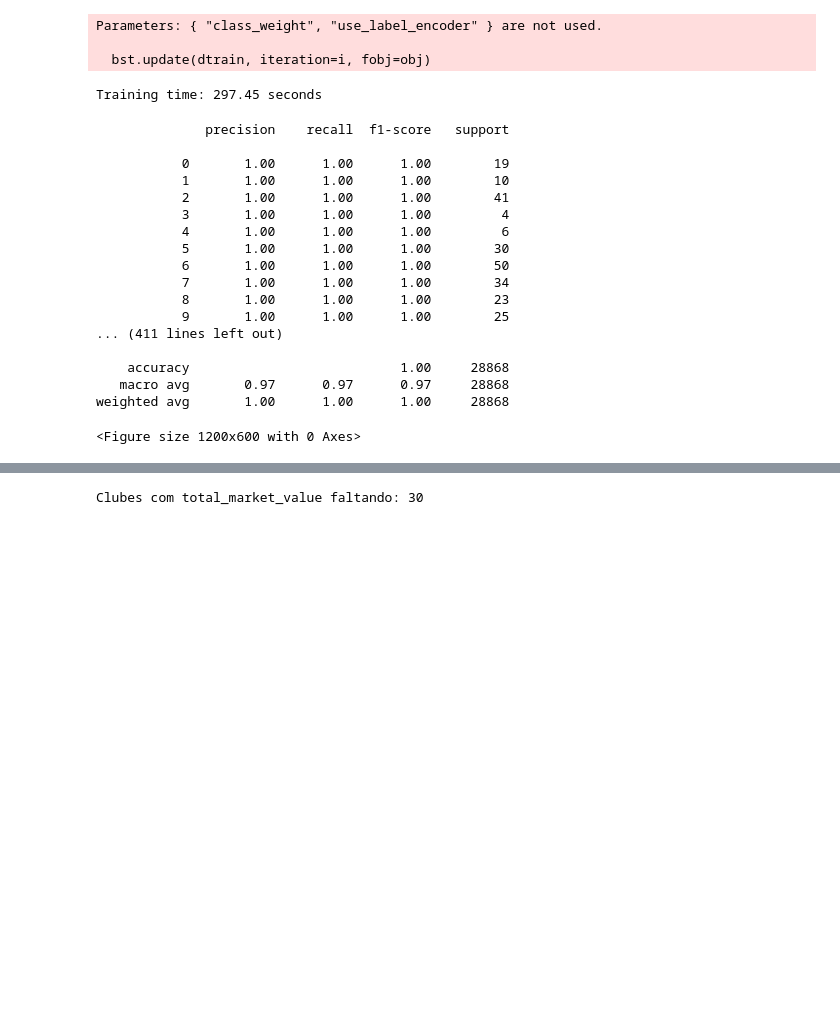
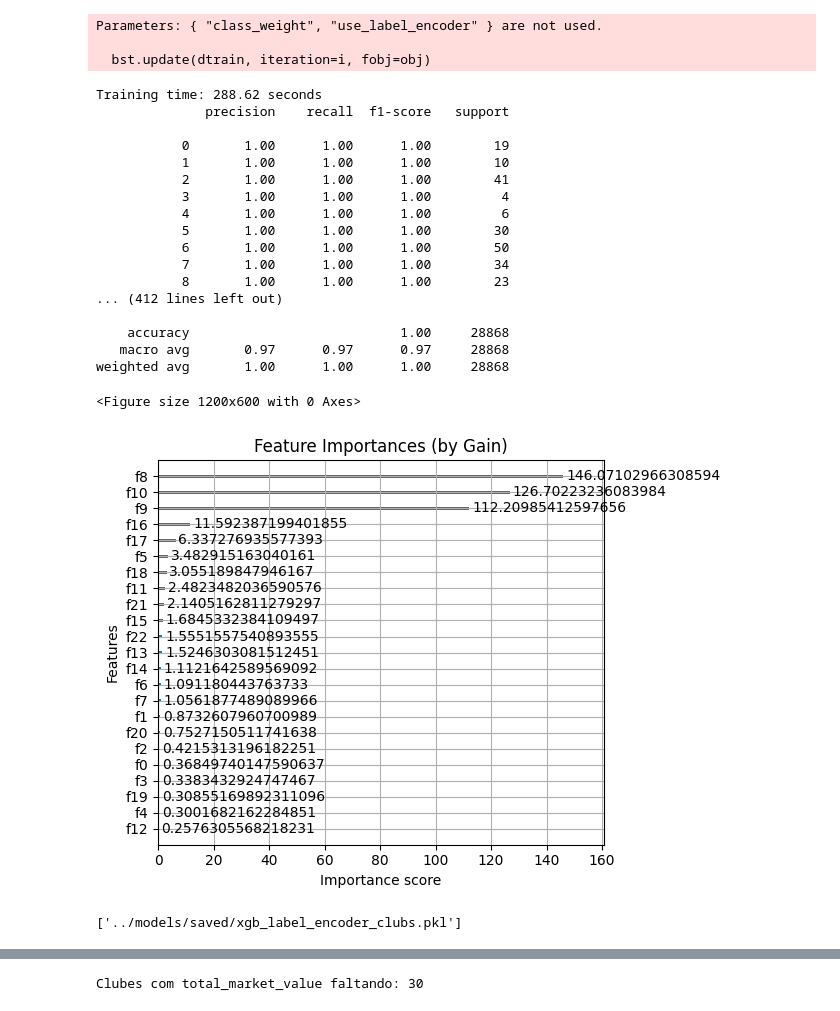
Before and after one commit to Lucas-Lipani/data-science-project, a Jupyter notebook: models/prediction_model_nb.ipynb, the cells around one changed output, grey strips where cells are left out. Cells and saved outputs as stored; diff of their text form; code cells hidden in the pictures; blank space fills up the shorter version.

```diff
--- a/models/prediction_model_nb.ipynb
+++ b/models/prediction_model_nb.ipynb
@@ -57,20 +65,43 @@ player_info.loc[:, ['market_value_in_eur', 'goals', 'assists', 'minutes_played']
 # %%
 # ================================================
-# 4. Prepare Club Features (Cleaned Early)
+# 4. Prepare Club Features
 # ================================================
+# Recupera o country_name da liga do clube (domestic_competition_id)
 clubs = clubs.merge(
     competitions[['competition_id', 'country_name']],
     left_on='domestic_competition_id',
     right_on='competition_id',
-    how='left'
+    how='left',
+    suffixes=(None, '_comp')
 )
 
-club_info = clubs[['club_id', 'name', 'country_name', 'total_market_value',
-                   'squad_size', 'average_age', 'foreigners_number',
+club_info = clubs[['club_id', 'name', 'country_name', 'squad_size', 'average_age', 'foreigners_number',
                    'foreigners_percentage', 'national_team_players']].copy()
 
-club_info['average_player_value'] = (club_info['total_market_value'] / club_info['squad_size']).fillna(0)
 club_info['foreigners_percentage'] = club_info['foreigners_percentage'].astype(str).str.replace('%', '', regex=False).astype(float).fillna(0)
-club_info['max_player_value_by_position'] = club_info['average_player_value'] * 1.5
+
+if 'club_id' not in player_info.columns:
+    latest_transfers = transfers.sort_values('transfer_date', ascending=False).drop_duplicates('player_id')
+    player_info = player_info.merge(latest_transfers[['player_id', 'from_club_id']], on='player_id', how='left')
+    player_info.rename(columns={'from_club_id': 'club_id'}, inplace=True)
+
+keywords_to_exclude = ['-20', 'dissolved', 'retired', 'defunct', 'inactive']
+club_info = club_info[~club_info['name'].str.lower().str.contains('|'.join(keywords_to_exclude))]
+
+player_values = player_info[['player_id', 'club_id', 'position', 'market_value_in_eur']].dropna()
+
+avg_value = player_values.groupby('club_id')['market_value_in_eur'].mean().reset_index(name='average_player_value')
+total_value = player_values.groupby('club_id')['market_value_in_eur'].sum().reset_index(name='total_market_value')
+std_value = player_values.groupby('club_id')['market_value_in_eur'].std().reset_index(name='player_value_std')
+max_by_position = player_values.groupby(['club_id', 'position'])['market_value_in_eur'].max().reset_index()
+max_by_position = max_by_position.groupby('club_id')['market_value_in_eur'].max().reset_index(name='max_player_value_by_position')
+
+club_info = club_info.merge(avg_value, on='club_id', how='left')
+club_info = club_info.merge(total_value, on='club_id', how='left')
+club_info = club_info.merge(total_value, on='club_id', how='left')
+club_info = club_info.merge(std_value, on='club_id', how='left')
+club_info = club_info.merge(max_by_position, on='club_id', how='left')
+
+club_info['player_value_std'] = club_info['player_value_std'].fillna(1e-6)
 # %%
 # ================================================
@@ -240,52 +229,53 @@ tuned_model = XGBClassifier(
     subsample=0.8,
     colsample_bytree=0.8,
     random_state=42,
     use_label_encoder=False,
     eval_metric='mlogloss',
     class_weight='balanced'
 )
 
 start = time.time()
 tuned_model.fit(X_train_scaled, y_train)
 print("Training time:", round(time.time() - start, 2), "seconds")
 
 xgb_model = tuned_model
 
 # Evaluate
 y_pred = xgb_model.predict(X_test_scaled)
 print(classification_report(y_test, y_pred))
 
 # Visualize feature importance
 plt.figure(figsize=(12, 6))
 plot_importance(xgb_model, importance_type='gain', max_num_features=25)
 plt.title("Feature Importances (by Gain)")
 plt.tight_layout()
 plt.show()
 
 # Save artifacts
-joblib.dump(xgb_model, MODEL_PATH + "xgb_transfer_model.pkl")
-joblib.dump(scaler, MODEL_PATH + "xgb_scaler.pkl")
-joblib.dump(label_encoder, MODEL_PATH + "xgb_label_encoder.pkl")
+joblib.dump(xgb_model, MODEL_PATH + "xgb_transfer_model_clubs.pkl")
+joblib.dump(scaler, MODEL_PATH + "xgb_scaler_clubs.pkl")
+joblib.dump(label_encoder, MODEL_PATH + "xgb_label_encoder_clubs.pkl")
 # %% [output]
 Parameters: { "class_weight", "use_label_encoder" } are not used.
 
   bst.update(dtrain, iteration=i, fobj=obj)
-Training time: 297.45 seconds
+Training time: 288.62 seconds
+              precision    recall  f1-score   support
+
+           0       1.00      1.00      1.00        19
+           1       1.00      1.00      1.00        10
+           2       1.00      1.00      1.00        41
+           3       1.00      1.00      1.00         4
+           4       1.00      1.00      1.00         6
+           5       1.00      1.00      1.00        30
+           6       1.00      1.00      1.00        50
+           7       1.00      1.00      1.00        34
+           8       1.00      1.00      1.00        23
+... (412 lines left out)
+
+    accuracy                           1.00     28868
+   macro avg       0.97      0.97      0.97     28868
+weighted avg       1.00      1.00      1.00     28868
-              precision    recall  f1-score   support
-
-           0       1.00      1.00      1.00        19
-           1       1.00      1.00      1.00        10
-           2       1.00      1.00      1.00        41
-           3       1.00      1.00      1.00         4
-           4       1.00      1.00      1.00         6
-           5       1.00      1.00      1.00        30
-           6       1.00      1.00      1.00        50
-           7       1.00      1.00      1.00        34
-           8       1.00      1.00      1.00        23
-           9       1.00      1.00      1.00        25
-... (411 lines left out)
-
-    accuracy                           1.00     28868
-   macro avg       0.97      0.97      0.97     28868
-weighted avg       1.00      1.00      1.00     28868
+<Figure size 1200x600 with 0 Axes>
+[figure, new version]
-<Figure size 1200x600 with 0 Axes>
+['../models/saved/xgb_label_encoder_clubs.pkl']
```
Also changed, not shown: parts of 5 cells of this notebook, 29 other files.
